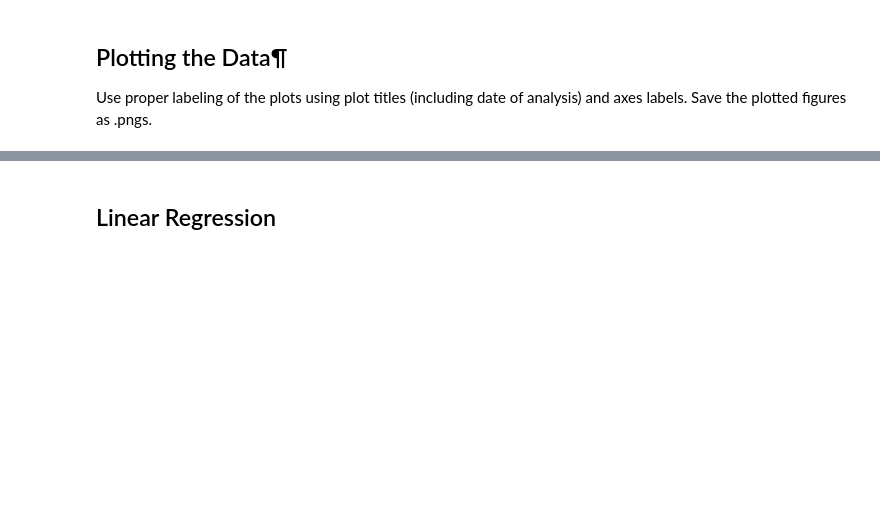
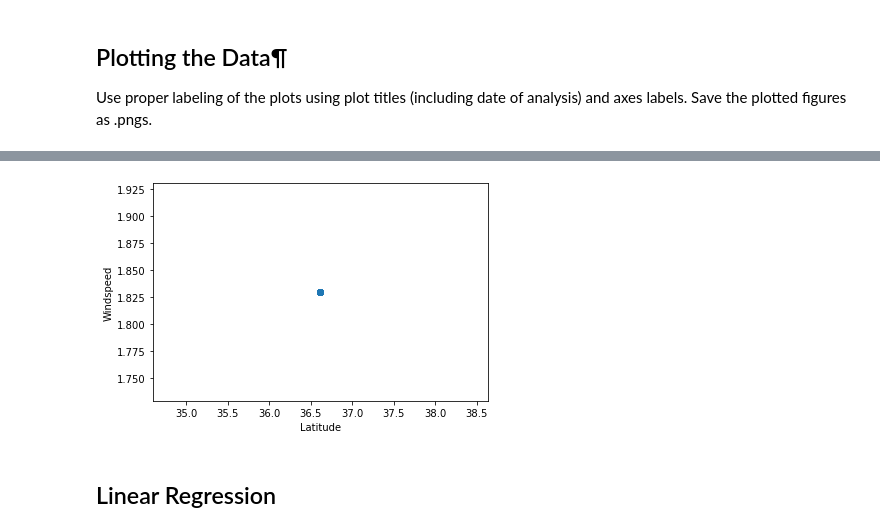
Before and after one commit to jhurley684/06-Python-APIs, a Jupyter notebook: starter_code/WeatherPy_Assignment.ipynb, the cells around one changed output, grey strips where cells are left out. Saved outputs shown, nothing was run; the diff lists cells and outputs as text; code cells hidden in the pictures; blank space fills up the shorter version.

```diff
--- a/starter_code/WeatherPy_Assignment.ipynb
+++ b/starter_code/WeatherPy_Assignment.ipynb
@@ -172,3 +200,12 @@ Save the plotted figures as .pngs.
+# %%
+# Lat vs Windspeed
+plt.scatter(weather_data['Lat'],weather_data['Wind Speed'])
+plt.xlabel('Latitude')
+plt.ylabel('Windspeed')
+plt.savefig('lat_vs_windspeed.png')
+plt.show()
+# %% [output]
+[figure, added]
 # %% [markdown]
 ## Linear Regression
 # %%
```
Also changed, not shown: parts of 15 cells of this notebook, 4 other files.
